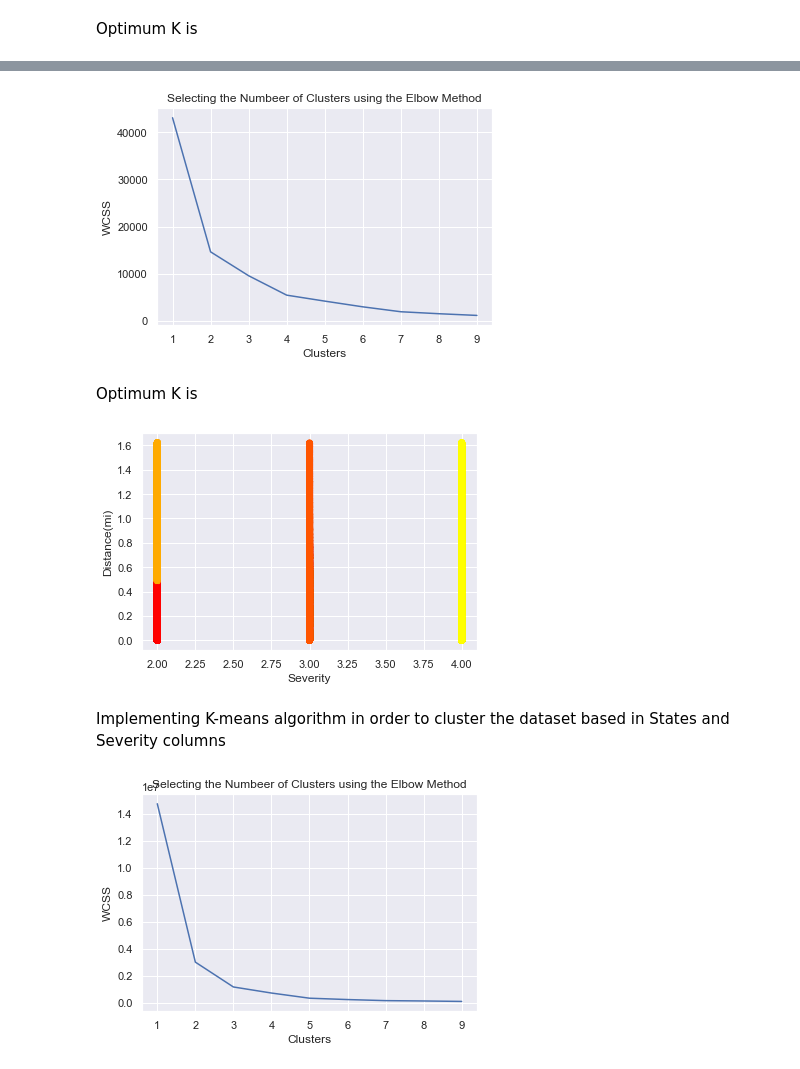
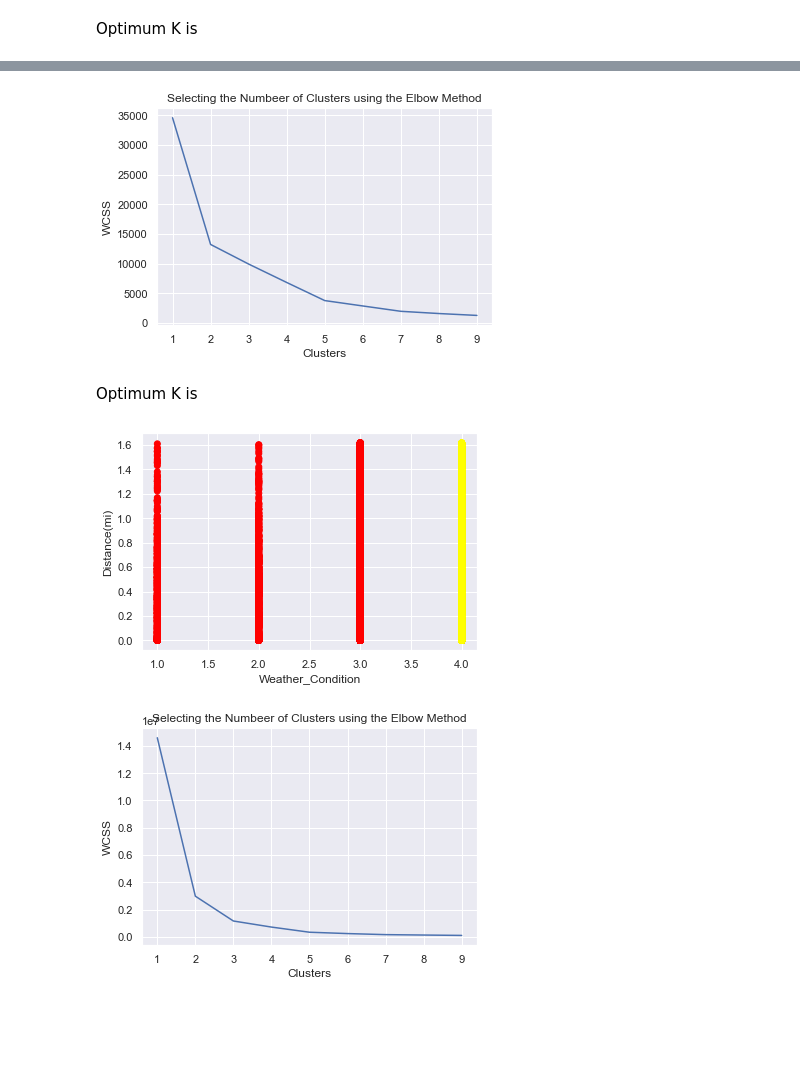
Before and after one commit to stratoskar/DataAnalytics, a Jupyter notebook: Data Analytics/Data_Preprocessing_US_accidents.ipynb, the cells around one changed output, grey strips where cells are left out. Drawn from its saved outputs; the diff is of its cells as text; code cells hidden in the pictures; blank space fills up the shorter version.

```diff
--- a/Data Analytics/Data_Preprocessing_US_accidents.ipynb
+++ b/Data Analytics/Data_Preprocessing_US_accidents.ipynb
@@ -152,14 +155,15 @@ data.reset_index(drop=True, inplace=True)
 # %%
 # Discretization of the column "Weather_Condition"
 
-# we have separated all unique weather conditions of the dataset into three lists (bad_weather,medium_weather and perfect_weather).
+# we have separated all unique weather conditions of the dataset into four lists (very_bad_weahter, bad_weather,medium_weather and perfect_weather).
 # This separation has been done according to our opinion.
-bad_weather = ['Patches of Fog','Haze','Smoke','Light Snow','Snow Grains','Squalls','Shallow Fog','Thunderstorm','Light Ice Pellets','Light Thunderstorms and Rain','Thunder','Thunder in the Vicinity','Thunderstorms and Rain',
-'Heavy Rain','Widespread Dust','Blowing Dust / Windy','Blowing Snow','Tornado','Light Snow / Windy','Fog','Mist','Light Snow Showers','T-Storm','T-Storm / Windy','Wintry Mix','Volcanic Ash','Light Rain with Thunder',
-'Heavy Thunderstorms and Rain', 'Haze / Windy',
-'Dust Whirls','Light Snow and Sleet','Thunder / Windy','Snow','Heavy T-Storm / Windy','Heavy T-Storm','Light Snow and Sleet / Windy','Heavy Drizzle',
-'Light Sleet','Sand / Dust Whirlwinds','Patches of Fog / Windy','Low Drifting Snow','Blowing Snow Nearby','Heavy Rain / Windy','Squalls / Windy','Sand / Dust Whirls Nearby',
-'Wintry Mix / Windy','Sleet']
+very_bad_weather = ['Tornado','Smoke','Snow Grains','Shallow Fog','Thunderstorm','Light Thunderstorms and Rain','Thunder','Thunder in the Vicinity','Thunderstorms and Rain',
+'Heavy Rain','Fog','Blowing Snow','Mist','T-Storm','T-Storm / Windy','Volcanic Ash','Heavy Thunderstorms and Rain','Thunder / Windy','Heavy T-Storm / Windy','Heavy T-Storm',
+'Heavy Drizzle','Sand / Dust Whirlwinds','Blowing Snow Nearby','Heavy Rain / Windy','Sand / Dust Whirls Nearby']
+
+bad_weather = ['Patches of Fog','Haze','Light Snow','Squalls','Light Ice Pellets','Widespread Dust','Blowing Dust / Windy',
+'Light Snow / Windy','Light Snow Showers','Wintry Mix','Light Rain with Thunder', 'Haze / Windy','Dust Whirls','Light Snow and Sleet','Snow',
+'Light Snow and Sleet / Windy','Light Sleet','Patches of Fog / Windy','Low Drifting Snow','Squalls / Windy','Wintry Mix / Windy','Sleet']
 
 medium_weather = ['Light Rain','Overcast','Mostly Cloudy', 'Cloudy','Scattered Clouds','Drizzle','Light Drizzle','Light Freezing Drizzle','Rain','Fair / Windy','Light Freezing Rain','Cloudy / Windy','Partly Cloudy / Windy',
 'Light Rain Showers','Light Rain / Windy','Mostly Cloudy / Windy','Blowing Dust','Funnel Cloud','Light Rain Shower','Smoke / Windy','Light Rain Shower / Windy','Rain Shower','Sand / Dust Whirlwinds / Windy','Rain Showers',
@@ -172,17 +176,13 @@ perfect_weather = ['Clear','Fair','Partly Cloudy','Small Hail']
 # Now, column "Weather_Condition" has only records: "Bad","Medium" and "Perfect"
 for i in range(len(data["Weather_Condition"])):
     if data["Weather_Condition"][i] in bad_weather:
-        data.at[i,"Weather_Condition"] = "Bad"
-
+        data.at[i,"Weather_Condition"] = 2
     elif data["Weather_Condition"][i] in medium_weather:
-        data.at[i,"Weather_Condition"] = "Medium"
+        data.at[i,"Weather_Condition"] = 3
+    elif data["Weather_Condition"][i] in very_bad_weather:
+         data.at[i,"Weather_Condition"] = 1
     else:
-         data.at[i,"Weather_Condition"] = "Perfect"
+        data.at[i,"Weather_Condition"] = 4 # perfect weather
-# %%
-# Change content of column "Weather_Condition"
-
-# 1 is for Bad, 2 is for Medium and 3 is for Perfect
-data['Weather_Condition'] = data['Weather_Condition'].replace(['Bad','Medium','Perfect'],['1','2','3'])
 # %%
 # Convert data type of column 'Weather_Condition' to int
 data = data.astype({"Weather_Condition": int})
@@ -196,4 +196,4 @@ le = LabelEncoder()
 label = le.fit_transform(data['State'])
 
 # insert new column to the dataset
-data.insert(7,"State_Number",label)
+data.insert(4,"State_Number",label)
@@ -262,10 +301,10 @@ plt.show()
 # %%
 ############################################################
-# CLUSTER DATASET BASED ON Severity AND Distance           #
+# CLUSTER DATASET BASED ON Weather_Condition AND Distance  #
 ############################################################
 
 #  we will run an algorithm (Elbow Method) in order to find the optimum K for our dataset
-Y = data[['Severity', 'Distance(mi)']].copy()
+Y = data[['Weather_Condition', 'Distance(mi)']].copy()
 
 wcss = []
 for i in range(1, 10):
@@ -280,19 +319,17 @@ plt.xlabel('Clusters')
 plt.ylabel('WCSS')
 plt.show()
 # %% [output]
-[figure, old version]
+[figure, new version]
 # %% [markdown]
 Optimum K is
 # %%
-kmeans = KMeans(n_clusters=4)
+kmeans = KMeans(n_clusters=2)
 y = kmeans.fit_predict(Y)
 
-plt.scatter(Y['Severity'], Y['Distance(mi)'],c=y,cmap="autumn")
-plt.xlabel('Severity')
+plt.scatter(Y['Weather_Condition'], Y['Distance(mi)'],c=y,cmap='autumn')
+plt.xlabel('Weather_Condition')
 plt.ylabel('Distance(mi)')
 plt.show()
 # %% [output]
-[figure, old version]
+[figure, new version]
-# %% [markdown]
-Implementing K-means algorithm in order to cluster the dataset based in States and Severity columns
 # %%
```
Also changed, not shown: parts of 23 cells of this notebook, 2 other files.
